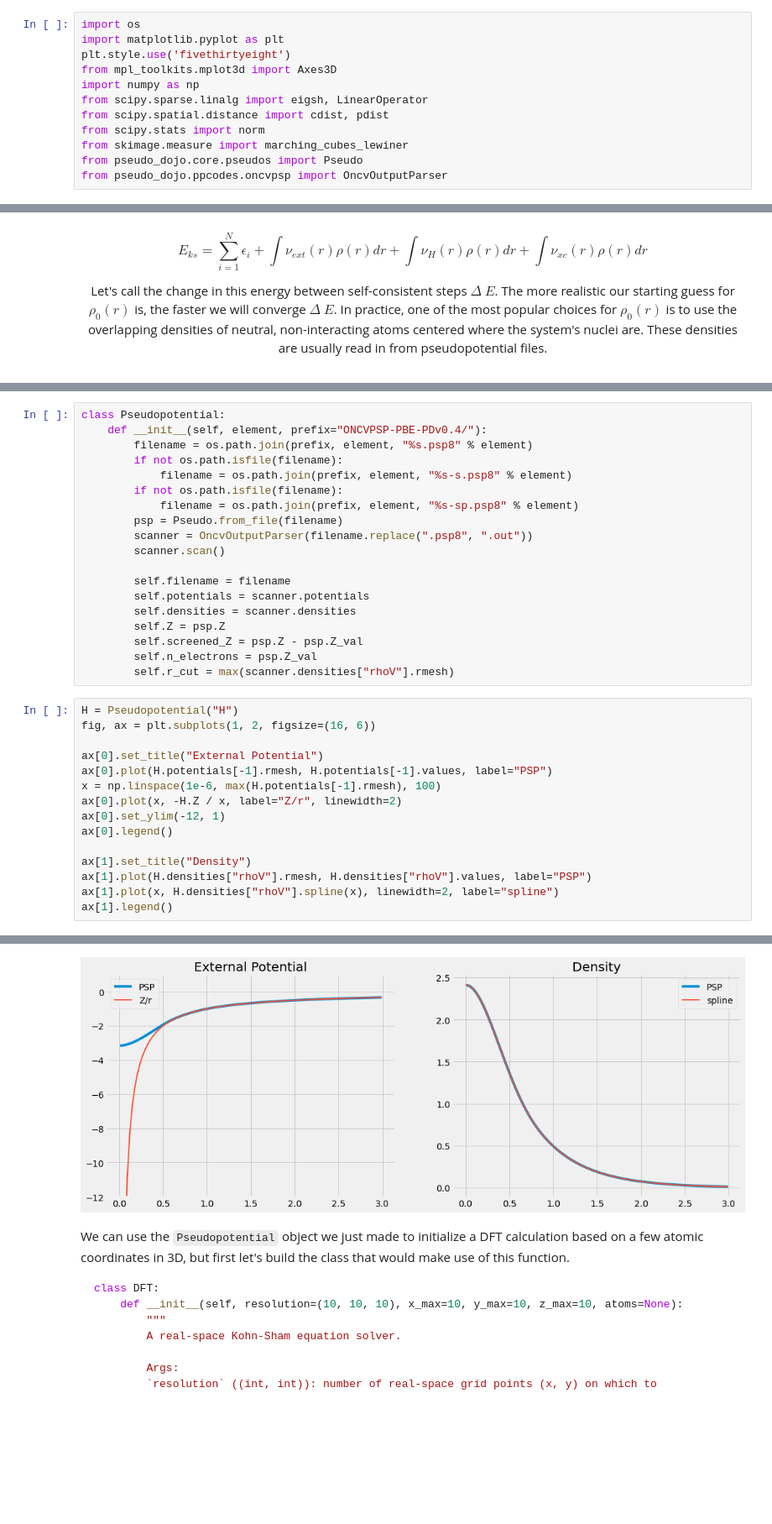
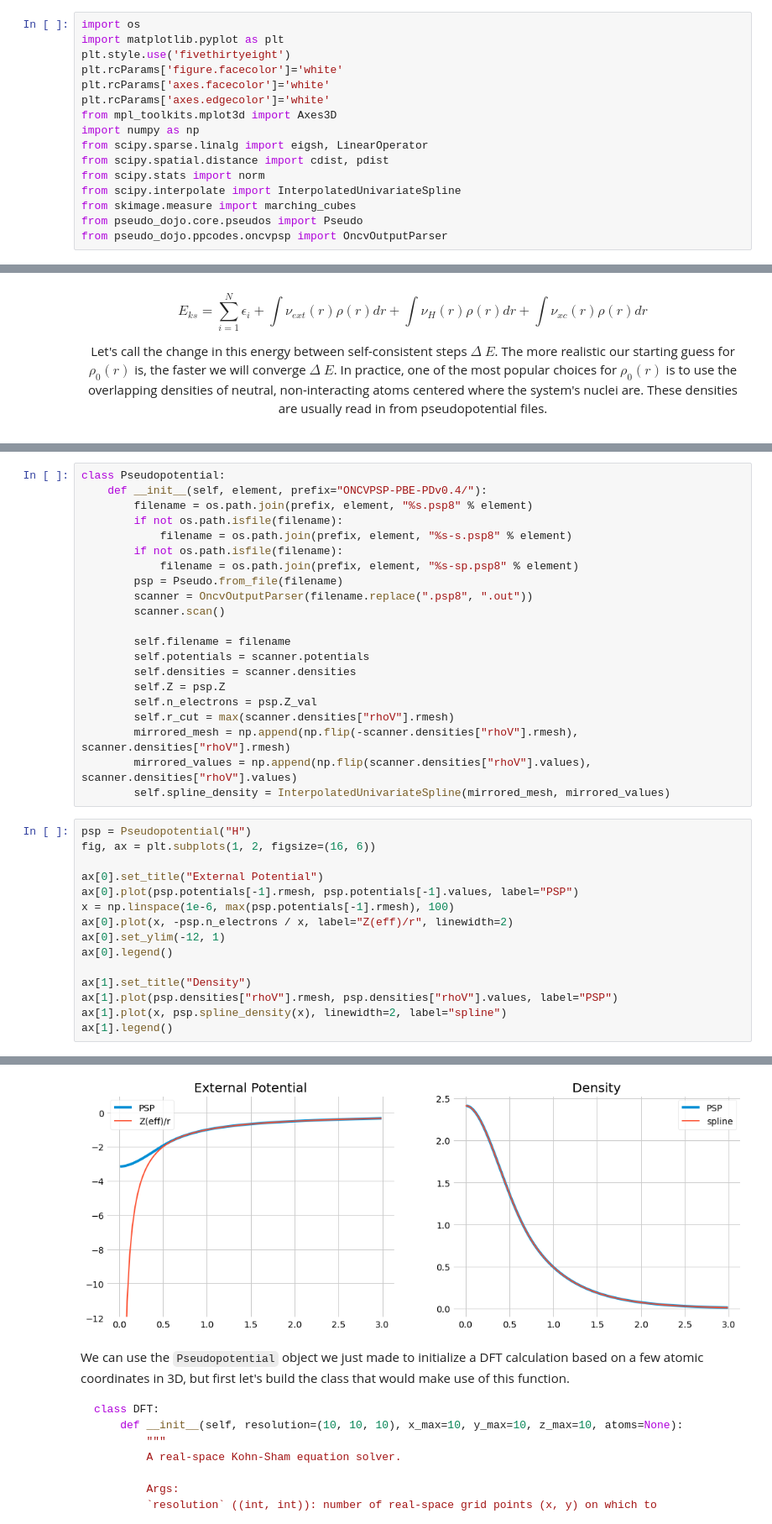
Before and after one commit to ashtonmv/pyrho, a Jupyter notebook: tutorial.ipynb, the cells around one changed output, grey strips where cells are left out. Shown at 84% size. Saved outputs shown, nothing was run; the diff lists cells and outputs as text; blank space fills up the shorter version.

```diff
--- a/tutorial.ipynb
+++ b/tutorial.ipynb
@@ -28,12 +28,16 @@ pip install git+https://github.com/abinit/pseudo_dojo.git
 import os
 import matplotlib.pyplot as plt
 plt.style.use('fivethirtyeight')
+plt.rcParams['figure.facecolor']='white'
+plt.rcParams['axes.facecolor']='white'
+plt.rcParams['axes.edgecolor']='white'
 from mpl_toolkits.mplot3d import Axes3D
 import numpy as np
 from scipy.sparse.linalg import eigsh, LinearOperator
 from scipy.spatial.distance import cdist, pdist
 from scipy.stats import norm
-from skimage.measure import marching_cubes_lewiner
+from scipy.interpolate import InterpolatedUnivariateSpline
+from skimage.measure import marching_cubes
 from pseudo_dojo.core.pseudos import Pseudo
 from pseudo_dojo.ppcodes.oncvpsp import OncvOutputParser
 # %% [markdown]
@@ -673,27 +675,29 @@ class Pseudopotential:
         self.potentials = scanner.potentials
         self.densities = scanner.densities
         self.Z = psp.Z
-        self.screened_Z = psp.Z - psp.Z_val
         self.n_electrons = psp.Z_val
         self.r_cut = max(scanner.densities["rhoV"].rmesh)
+        mirrored_mesh = np.append(np.flip(-scanner.densities["rhoV"].rmesh), scanner.densities["rhoV"].rmesh)
+        mirrored_values = np.append(np.flip(scanner.densities["rhoV"].values), scanner.densities["rhoV"].values)
+        self.spline_density = InterpolatedUnivariateSpline(mirrored_mesh, mirrored_values)
 # %%
-H = Pseudopotential("H")
+psp = Pseudopotential("H")
 fig, ax = plt.subplots(1, 2, figsize=(16, 6))
 
 ax[0].set_title("External Potential")
-ax[0].plot(H.potentials[-1].rmesh, H.potentials[-1].values, label="PSP")
-x = np.linspace(1e-6, max(H.potentials[-1].rmesh), 100)
-ax[0].plot(x, -H.Z / x, label="Z/r", linewidth=2)
+ax[0].plot(psp.potentials[-1].rmesh, psp.potentials[-1].values, label="PSP")
+x = np.linspace(1e-6, max(psp.potentials[-1].rmesh), 100)
+ax[0].plot(x, -psp.n_electrons / x, label="Z(eff)/r", linewidth=2)
 ax[0].set_ylim(-12, 1)
 ax[0].legend()
 
 ax[1].set_title("Density")
-ax[1].plot(H.densities["rhoV"].rmesh, H.densities["rhoV"].values, label="PSP")
-ax[1].plot(x, H.densities["rhoV"].spline(x), linewidth=2, label="spline")
+ax[1].plot(psp.densities["rhoV"].rmesh, psp.densities["rhoV"].values, label="PSP")
+ax[1].plot(x, psp.spline_density(x), linewidth=2, label="spline")
 ax[1].legend()
 # %% [output]
 <matplotlib.legend.Legend at 0x...>
-[figure, old version]
+[figure, new version]
 # %% [markdown]
 We can use the `Pseudopotential` object we just made to initialize a DFT calculation based on a few atomic coordinates in 3D, but first let's build the class that would make use of this function.
 
```
Also changed, not shown: parts of 12 cells of this notebook.
